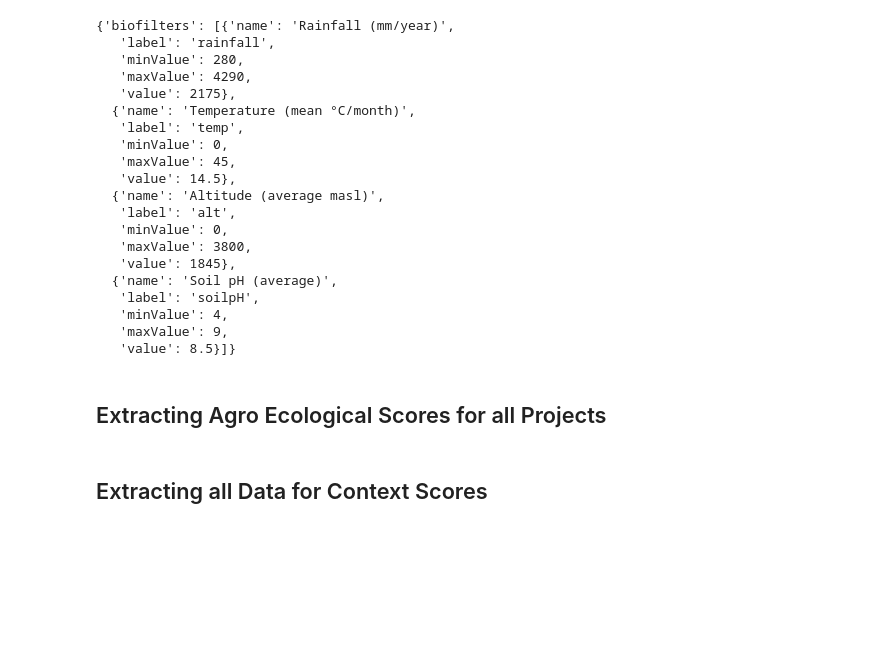
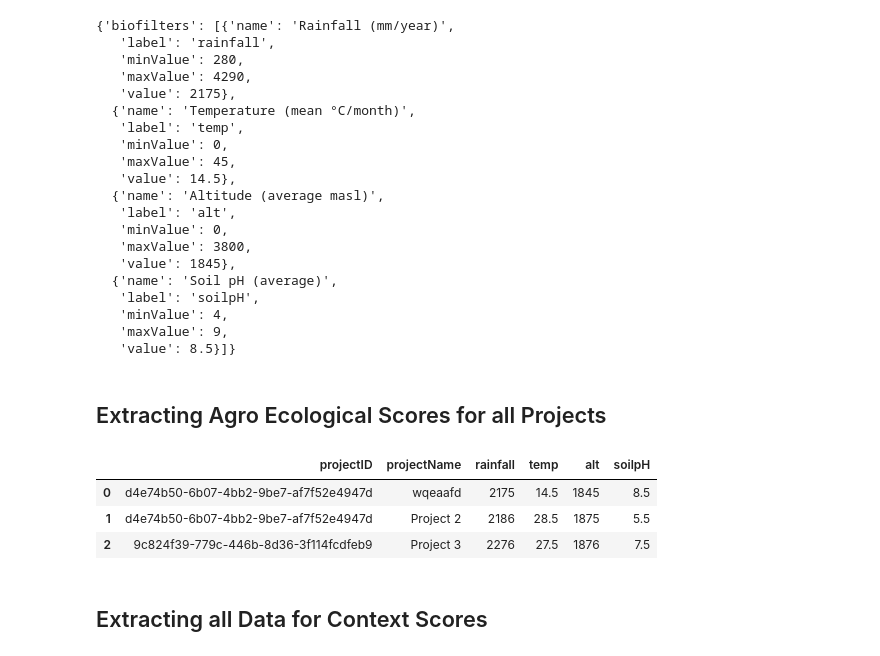
Before and after one commit to ilri/legume-choice-data-processing, a Jupyter notebook: legume-choice-data-processing.ipynb, the cells around one changed output. Drawn from its saved outputs; the diff is of its cells as text; code cells hidden in the pictures; blank space fills up the shorter version.

```diff
--- a/legume-choice-data-processing.ipynb
+++ b/legume-choice-data-processing.ipynb
@@ -51,21 +51,29 @@ allProjects[0]["rawdata"]["agroEcoData"]
 # %%
 # Tabular AgroEco scores
 
 def ExtractProjectAgroEcoData(project):
     projectID =  project["projectID"]
     projectName =  project["rawdata"]["projectInfo"]["projectName"]
 
     agroEcoData = project["rawdata"]["agroEcoData"]["biofilters"]
 
     row={"projectID":projectID,"projectName":projectName}
 
 
     for index in range(0,len(agroEcoData)):
         row[agroEcoData[index]["label"]]=agroEcoData[index]["value"]
 
     return row
 def ExtractAllAgroEcoData(projects):
     agroEcoData=[]
     for project in projects:
         agroEcoData.append(ExtractProjectAgroEcoData(project=project))
     return pd.DataFrame(agroEcoData)
+
+
+ExtractAllAgroEcoData(allProjects)
+# %% [output]
+|  | projectID | projectName | rainfall | temp | alt | soilpH |
+| 0 | d4e74b50-6b07-4bb2-9be7-af7f52e4947d | wqeaafd | 2175 | 14.5 | 1845 | 8.5 |
+| 1 | d4e74b50-6b07-4bb2-9be7-af7f52e4947d | Project 2 | 2186 | 28.5 | 1875 | 5.5 |
+| 2 | 9c824f39-779c-446b-8d36-3f114fcdfeb9 | Project 3 | 2276 | 27.5 | 1876 | 7.5 |
```
Also changed, not shown: parts of 10 cells of this notebook.
